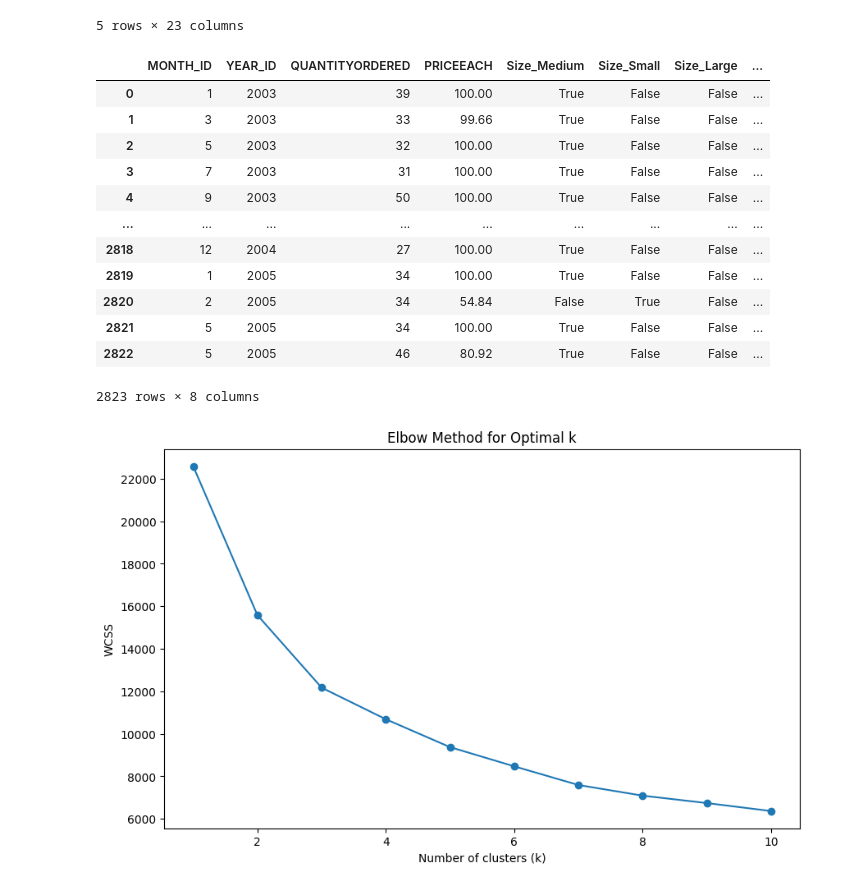
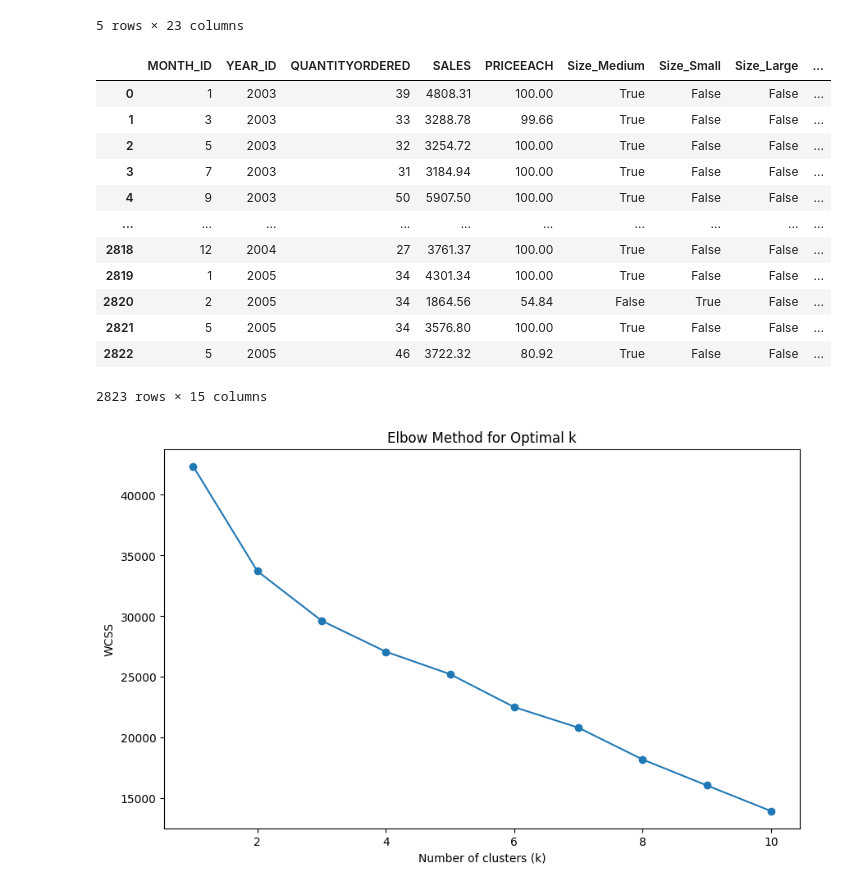
Before and after one commit to chardoo/ai_business, a Jupyter notebook: Untitled.ipynb, the cells around one changed output. Drawn from its saved outputs; the diff is of its cells as text; code cells hidden in the pictures.

```diff
--- a/Untitled.ipynb
+++ b/Untitled.ipynb
@@ -46,37 +46,37 @@ raw_data.head()
 # %%
 
 df_onehot_size = pd.get_dummies(raw_data["DEALSIZE"], prefix="Size")
 df_onehot_productLine = pd.get_dummies(raw_data["PRODUCTLINE"], prefix="ProductLine")
 label_encoder = LabelEncoder()
 raw_data['PRODUCTLINE_Encoded'] = label_encoder.fit_transform(raw_data['PRODUCTLINE'])
 
 raw_data = pd.concat([raw_data, df_onehot_size, df_onehot_productLine], axis=1)
 raw_data
 
 
-feature_data = raw_data[['MONTH_ID', 'YEAR_ID', 'QUANTITYORDERED',  'PRICEEACH', 'Size_Medium', 'Size_Small',  'Size_Large',
-                         'PRODUCTLINE_Encoded'
-                        #  'ProductLine_Planes', 'ProductLine_Ships', 'ProductLine_Trains',
-                        #     'ProductLine_Trucks and Buses', 'ProductLine_Vintage Cars',
-                        #     'ProductLine_Classic Cars',
-                        #  'ProductLine_Motorcycles'
+feature_data = raw_data[['MONTH_ID', 'YEAR_ID', 'QUANTITYORDERED', 'SALES', 'PRICEEACH', 'Size_Medium', 'Size_Small',  'Size_Large',
+                        #  'PRODUCTLINE_Encoded'
+                         'ProductLine_Planes', 'ProductLine_Ships', 'ProductLine_Trains',
+                            'ProductLine_Trucks and Buses', 'ProductLine_Vintage Cars',
+                            'ProductLine_Classic Cars',
+                            'ProductLine_Motorcycles'
 
                          ]]
 feature_data
 # %% [output]
-|  | MONTH_ID | YEAR_ID | QUANTITYORDERED | PRICEEACH | Size_Medium | Size_Small | Size_Large | ... |
-| 0 | 1 | 2003 | 39 | 100.00 | True | False | False | ... |
-| 1 | 3 | 2003 | 33 | 99.66 | True | False | False | ... |
-| 2 | 5 | 2003 | 32 | 100.00 | True | False | False | ... |
-| 3 | 7 | 2003 | 31 | 100.00 | True | False | False | ... |
-| 4 | 9 | 2003 | 50 | 100.00 | True | False | False | ... |
-| ... | ... | ... | ... | ... | ... | ... | ... | ... |
-| 2818 | 12 | 2004 | 27 | 100.00 | True | False | False | ... |
-| 2819 | 1 | 2005 | 34 | 100.00 | True | False | False | ... |
-| 2820 | 2 | 2005 | 34 | 54.84 | False | True | False | ... |
-| 2821 | 5 | 2005 | 34 | 100.00 | True | False | False | ... |
-| 2822 | 5 | 2005 | 46 | 80.92 | True | False | False | ... |
+|  | MONTH_ID | YEAR_ID | QUANTITYORDERED | SALES | PRICEEACH | Size_Medium | Size_Small | Size_Large | ... |
+| 0 | 1 | 2003 | 39 | 4808.31 | 100.00 | True | False | False | ... |
+| 1 | 3 | 2003 | 33 | 3288.78 | 99.66 | True | False | False | ... |
+| 2 | 5 | 2003 | 32 | 3254.72 | 100.00 | True | False | False | ... |
+| 3 | 7 | 2003 | 31 | 3184.94 | 100.00 | True | False | False | ... |
+| 4 | 9 | 2003 | 50 | 5907.50 | 100.00 | True | False | False | ... |
+| ... | ... | ... | ... | ... | ... | ... | ... | ... | ... |
+| 2818 | 12 | 2004 | 27 | 3761.37 | 100.00 | True | False | False | ... |
+| 2819 | 1 | 2005 | 34 | 4301.34 | 100.00 | True | False | False | ... |
+| 2820 | 2 | 2005 | 34 | 1864.56 | 54.84 | False | True | False | ... |
+| 2821 | 5 | 2005 | 34 | 3576.80 | 100.00 | True | False | False | ... |
+| 2822 | 5 | 2005 | 46 | 3722.32 | 80.92 | True | False | False | ... |
-2823 rows × 8 columns
+2823 rows × 15 columns
 # %%
 
 # Convert the scaled features into a DataFrame for easier inspection
@@ -102,7 +102,7 @@ plt.xlabel('Number of clusters (k)')
 plt.ylabel('WCSS')
 plt.show()
 # %% [output]
-[figure, old version]
+[figure, new version]
 # %%
 optimal_k = 3
 kmeans = KMeans(n_clusters=optimal_k, random_state=42, n_init=10)
```
Also changed, not shown: parts of 3 cells of this notebook.
